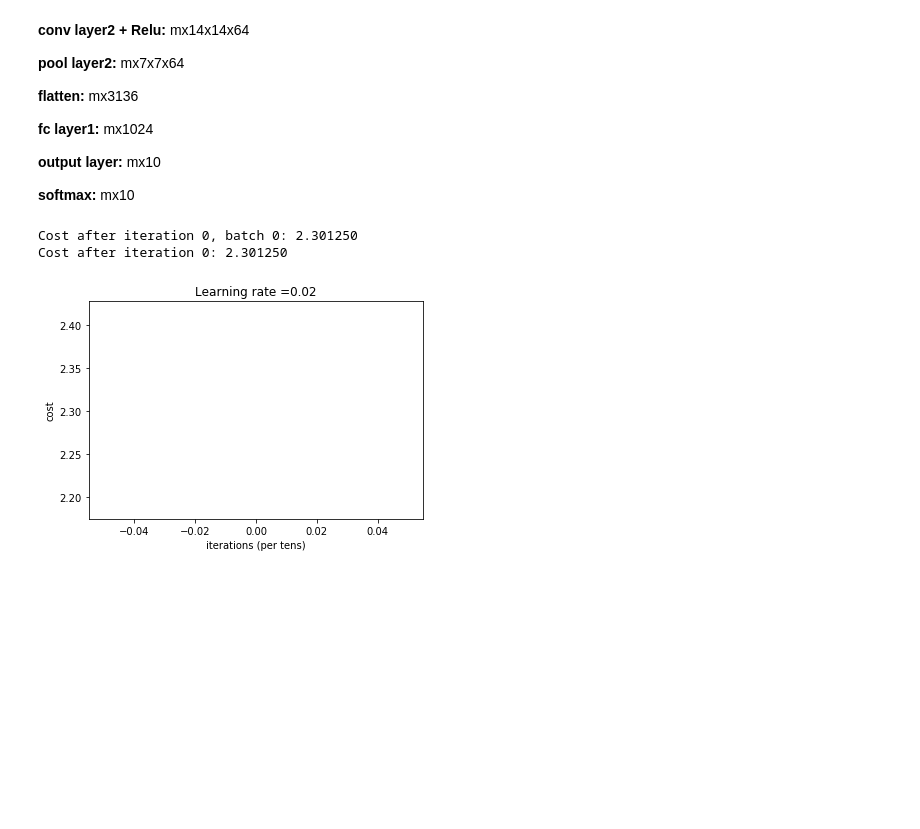
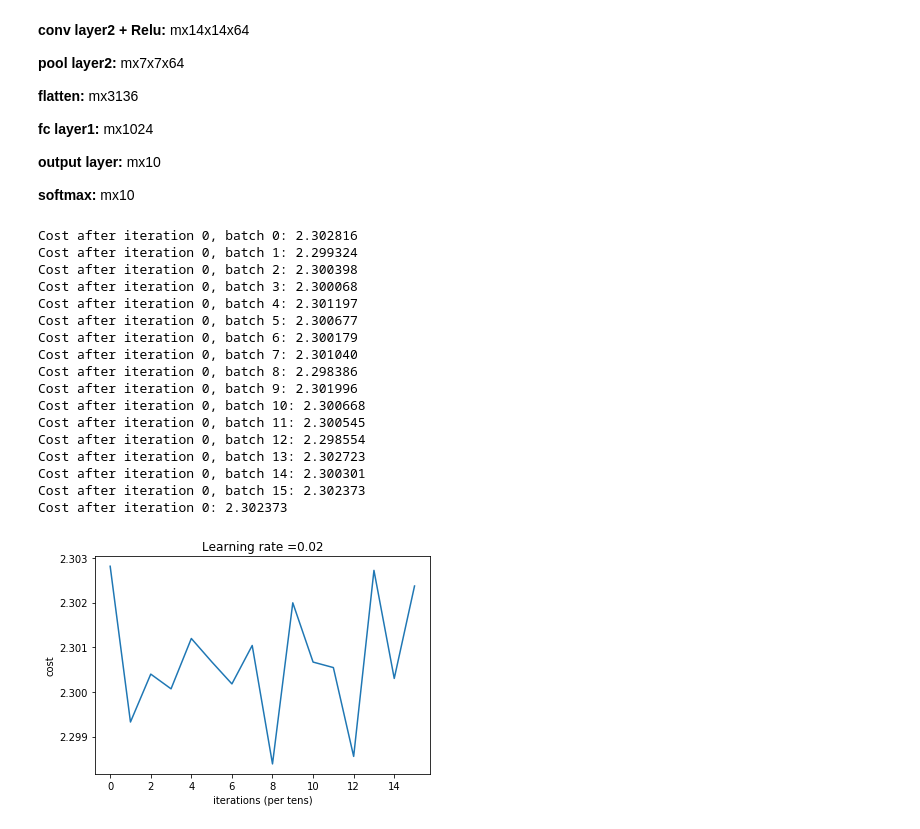
Before and after one commit to wssrcok/DeepLearning, a Jupyter notebook: CNN/cnn_mnist.ipynb, the cells around one changed output. Cells and saved outputs as stored; diff of their text form; code cells hidden in the pictures; blank space fills up the shorter version.

```diff
--- a/CNN/cnn_mnist.ipynb
+++ b/CNN/cnn_mnist.ipynb
@@ -103,12 +103,27 @@ plt.imshow(input_layer[0,0])
 # %%
 # training model
 filter_dims = [(32,1,5,5),(64,32,5,5)]
 layers_dims = [3136, 1024, classes] #  2-layer model
-parameters, parameters_conv, grads, conv_grads = cnn_model(input_layer[0:256], train_labels[0:256], filter_dims, layers_dims,
-                                                           truncate = 0, batch_size = 256, learning_rate = 0.02, num_iterations = 1, print_cost = True)
+parameters, parameters_conv, grads, conv_grads = cnn_model(input_layer[0:2048], train_labels[0:2048], filter_dims, layers_dims,
+                                                           truncate = 8, batch_size = 128, learning_rate = 0.02, num_iterations = 1, print_cost = True)
 # %% [output]
-Cost after iteration 0, batch 0: 2.301250
-Cost after iteration 0: 2.301250
+Cost after iteration 0, batch 0: 2.302816
+Cost after iteration 0, batch 1: 2.299324
+Cost after iteration 0, batch 2: 2.300398
+Cost after iteration 0, batch 3: 2.300068
+Cost after iteration 0, batch 4: 2.301197
+Cost after iteration 0, batch 5: 2.300677
+Cost after iteration 0, batch 6: 2.300179
+Cost after iteration 0, batch 7: 2.301040
+Cost after iteration 0, batch 8: 2.298386
+Cost after iteration 0, batch 9: 2.301996
+Cost after iteration 0, batch 10: 2.300668
+Cost after iteration 0, batch 11: 2.300545
+Cost after iteration 0, batch 12: 2.298554
+Cost after iteration 0, batch 13: 2.302723
+Cost after iteration 0, batch 14: 2.300301
+Cost after iteration 0, batch 15: 2.302373
+Cost after iteration 0: 2.302373
-[figure, old version]
+[figure, new version]
 # %%
 #further training on the same model
```
Also changed, not shown: parts of 8 cells of this notebook.
